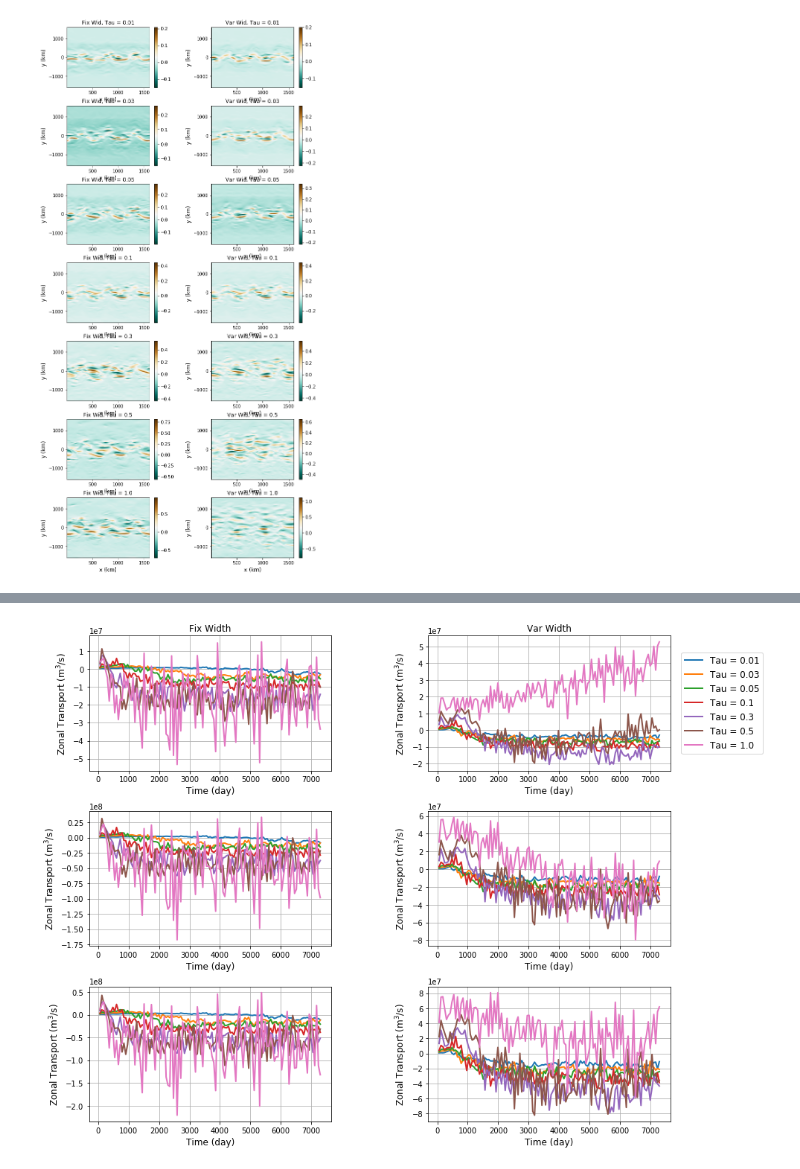
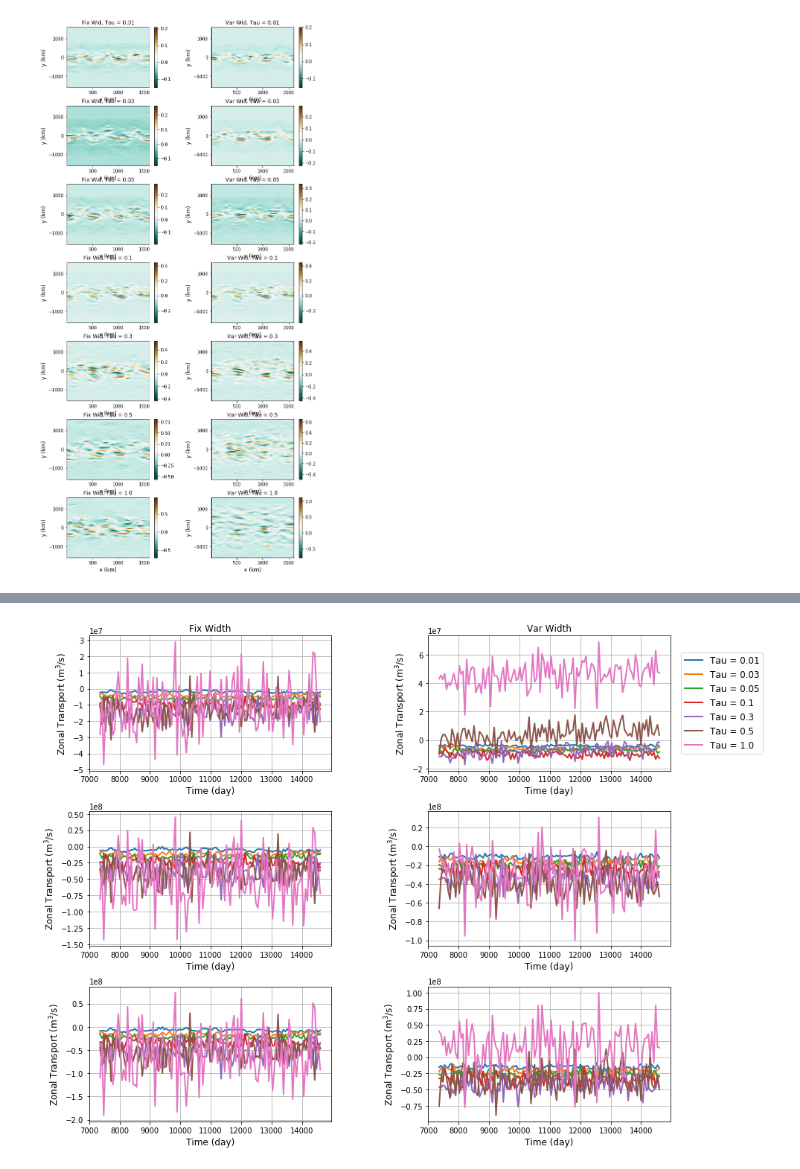
Before and after one commit to hmkhatri/Topography-Eddy-MOM6, a Jupyter notebook: Notebooks/2L_initial.ipynb, the cells around one changed output, grey strips where cells are left out. Saved outputs shown, nothing was run; the diff lists cells and outputs as text; code cells hidden in the pictures.

```diff
--- a/Notebooks/2L_initial.ipynb
+++ b/Notebooks/2L_initial.ipynb
@@ -92,0 +139,27 @@ ax.grid()
+# %%
+leg = ['0.01', '0.03', '0.05', '0.1', '0.3', '0.5', '1.0']
+
+grid_plot = plt.GridSpec(3, 2, wspace=0.2, hspace=0.2)
+fig = plt.figure(figsize=[15,8])
+
+for i in range(0,3):
+
+    ax = fig.add_subplot(grid_plot[i,0])
+    ax.plot(ds_FW['Time']/(24*3600*1e9), np.sqrt(ds_FW['APE'].isel(Interface=i)).transpose(), lw=2)
+    ax.set_ylabel('PE (J)',fontsize=12)
+    #ax.set_xlabel('Time (day)', fontsize=12)
+    ax.grid()
+
+    if(i==0):
+        ax.set_title('Fix Width', fontsize=12)
+
+    ax = fig.add_subplot(grid_plot[i, 1])
+    ax.plot(ds_FW['Time']/(24*3600*1e9), np.sqrt(ds_VW['APE'].isel(Interface=i)).transpose(), lw=2)
+    ax.set_ylabel('PE (J)',fontsize=12)
+    #ax.set_xlabel('Time (day)', fontsize=12)
+    ax.grid()
+
+    if(i==0):
+        ax.set_title('Variable Width', fontsize=12)
+        ax.legend([ 'Tau = ' + str(lag) for lag in leg], loc='center right',
+                  bbox_to_anchor=(1.5, 0.5), fontsize=12)
@@ -99,9 +174,9 @@ dataset_FW = []
 dataset_VW = []
 
 for i in range(0, len(tau)):
-    d = xr.open_dataset(ppdir+"2L_Fix_Width/"+tau[i]+"/prog.nc", chunks={'Time': 10}) # specifying chunks is required
+    d = xr.open_dataset(ppdir+"2L_Fix_Width/"+tau[i]+"/prog_40.nc", chunks={'Time': 10}) # specifying chunks is required
     dataset_FW.append(d)
-    d = xr.open_dataset(ppdir+"2L_Var_Width/"+tau[i]+"/prog.nc", chunks={'Time': 10}) # for parallel computations
+    d = xr.open_dataset(ppdir+"2L_Var_Width/"+tau[i]+"/prog_40.nc", chunks={'Time': 10}) # for parallel computations
     dataset_VW.append(d)
 
 ds_FW1 = xr.concat(dataset_FW, dim='tau')
@@ -163,8 +238,14 @@ grid_VW = Grid(ds_VW1, coords={'X': {'center': 'xh', 'right': 'xq'},
                             'Y': {'center': 'yh', 'right': 'yq'}}, periodic=['X']);
 dy = 4000.
 
-umo_FW = (ds_FW1['u'] * grid_FW.interp(ds_FW1['h'], 'X', boundary='fill') * dy).mean('xq').sum('yh').compute()
-umo_VW = (ds_VW1['u'] * grid_VW.interp(ds_VW1['h'], 'X', boundary='fill') * dy).mean('xq').sum('yh').compute()
+#umo_FW = (ds_FW1['u'] * grid_FW.interp(ds_FW1['h'], 'X', boundary='fill') * dy).mean('xq').sum('yh').compute()
+#umo_VW = (ds_VW1['u'] * grid_VW.interp(ds_VW1['h'], 'X', boundary='fill') * dy).mean('xq').sum('yh').compute()
+
+umo_FW = (ds_FW1['uh'].sel(yh=slice(-600, 600)).mean('xq').sum('yh')).compute()
+umo_VW = (ds_VW1['uh'].sel(yh=slice(-600, 600)).mean('xq').sum('yh')).compute()
+
+vmo_FW = (ds_FW1['vh'].mean('yq').sum('xh')).compute()
+vmo_VW = (ds_VW1['vh'].mean('yq').sum('xh')).compute()
 # %%
 #(ds_FW1['u']*grid.interp(ds_FW1['h'], 'X', boundary='fill')).isel(Time = 100, zl=0, tau=3).plot()
 #(ds_FW1['u'].isel(xq=100)*0.5*(ds_FW1['h'].isel(xh=100) + ds_FW1['h'].isel(xh=101))).isel(Time = 50, zl=0, tau=6).plot()
@@ -183,7 +264,7 @@ leg = ['0.01', '0.03', '0.05', '0.1', '0.3', '0.5', '1.0']
 
 grid_plot = plt.GridSpec(3, 2, wspace=0.4, hspace=0.3)
 fig = plt.figure(figsize=[14,12])
-tim = np.linspace(60., 7300., len(ds_FW1['Time']), endpoint=True)
+tim = np.linspace(60. + 7300., 7300. + 7300., len(ds_FW1['Time']), endpoint=True)
 
 for i in range(0,3):
 
@@ -193,31 +274,31 @@ for i in range(0,3):
         tmp = umo_FW.isel(zl=1)
     else:
         tmp = umo_FW.sum('zl')
 
     ax = fig.add_subplot(grid_plot[i, 0])
     ax.plot(tim, tmp.transpose(), lw=2)
     ax.set_ylabel('Zonal Transport (m$^3$/s)',fontsize=12)
     ax.set_xlabel('Time (day)', fontsize=12)
     ax.grid()
     #ax.set_yscale('log')
     if(i==0):
         ax.set_title('Fix Width', fontsize=12)
 
     if(i==0):
         tmp = umo_VW.isel(zl=0)
     elif(i==1):
         tmp = umo_VW.isel(zl=1)
     else:
         tmp = umo_VW.sum('zl')
 
     ax = fig.add_subplot(grid_plot[i, 1])
     ax.plot(tim, tmp.transpose(), lw=2)
     ax.set_ylabel('Zonal Transport (m$^3$/s)',fontsize=12)
     ax.set_xlabel('Time (day)', fontsize=12)
     ax.grid()
     #ax.set_yscale('log')
     if(i==0):
         ax.set_title('Var Width', fontsize=12)
         ax.legend([ 'Tau = ' + str(lag) for lag in leg], loc='center right', bbox_to_anchor=(1.4, 0.5), fontsize=12)
 # %% [output]
-[figure, old version]
+[figure, new version]
```
Also changed, not shown: parts of 7 cells of this notebook.
